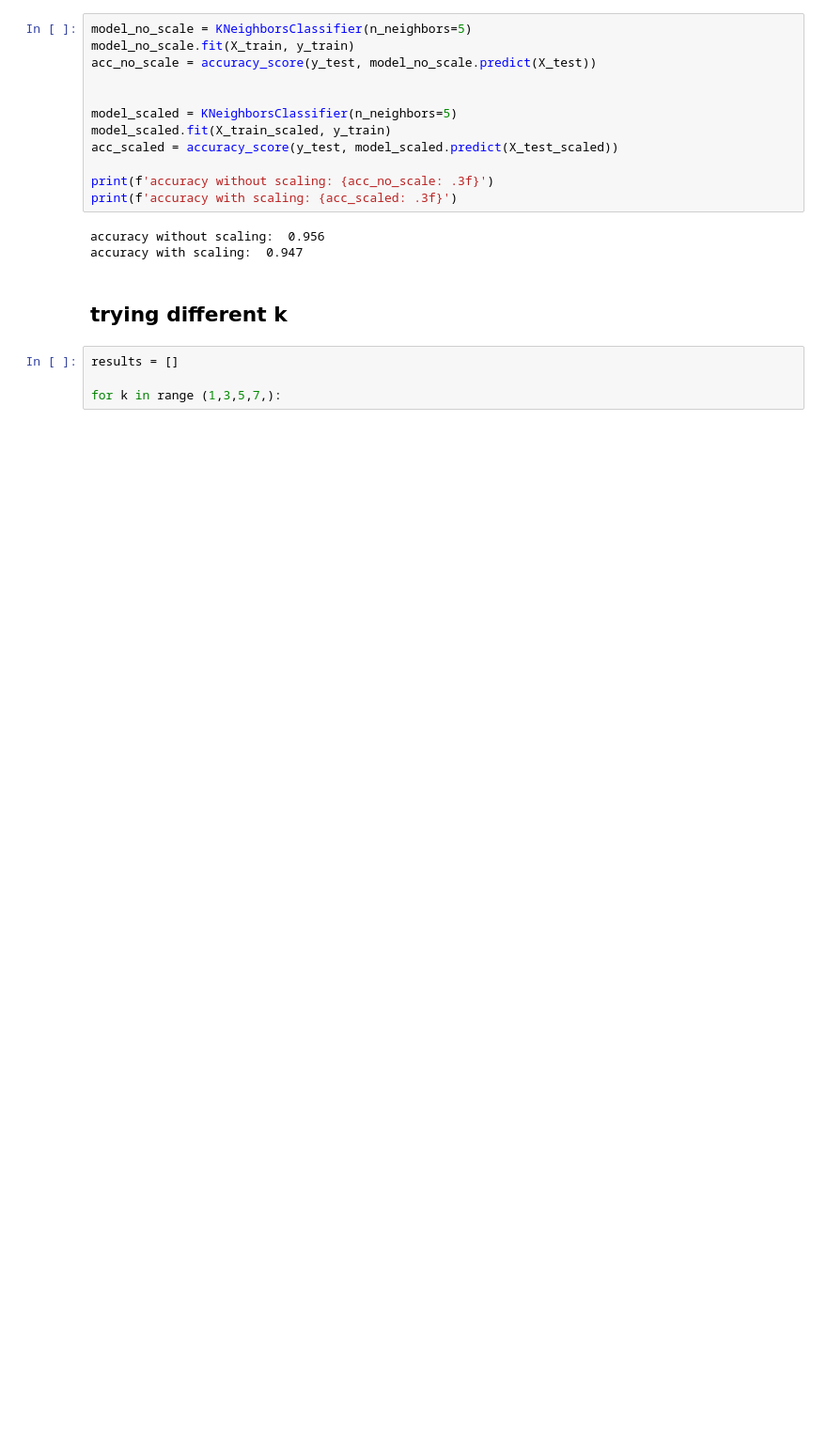
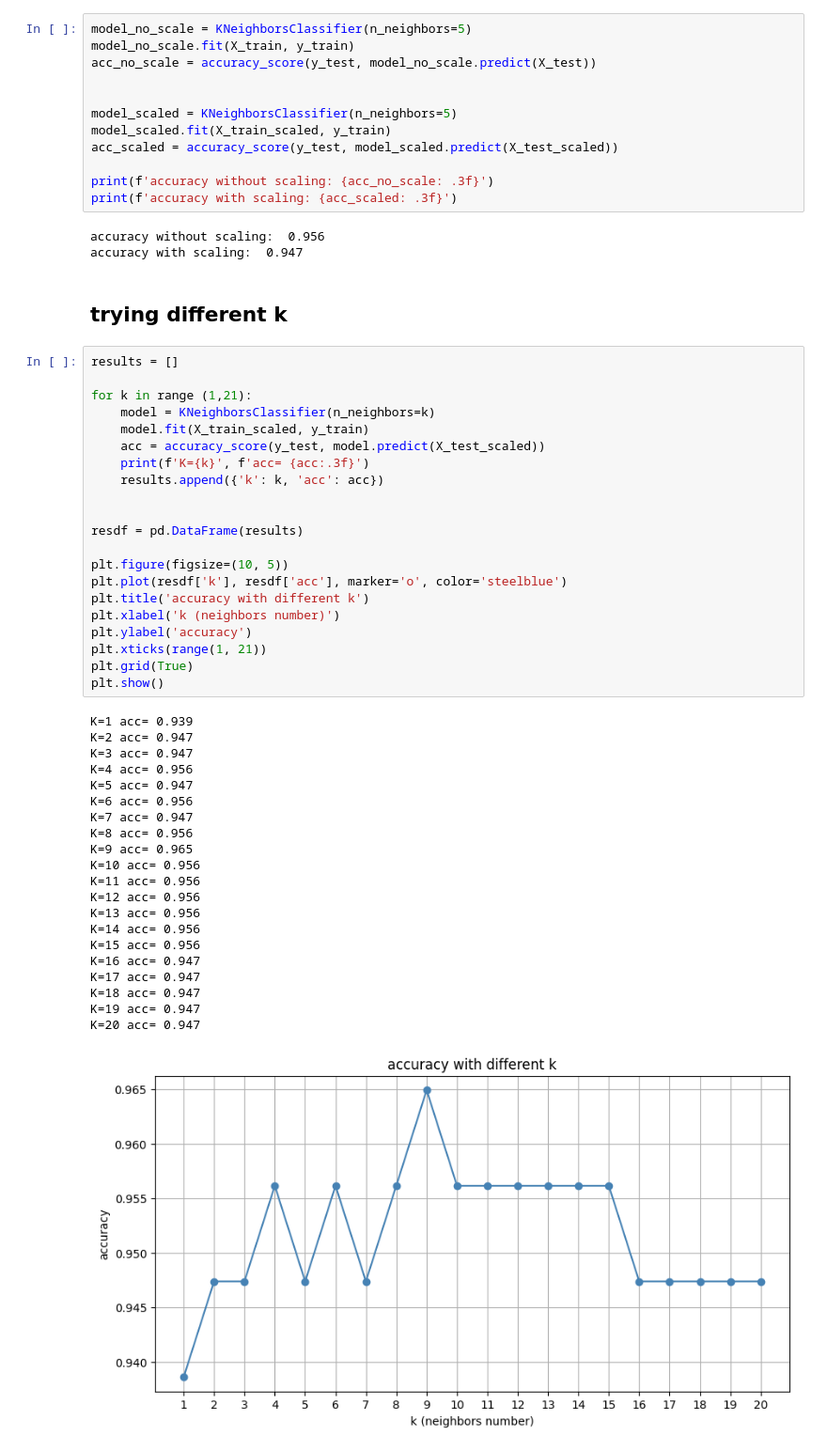
Before and after one commit to elinakozhevnik/mlfami, a Jupyter notebook: hw3.ipynb, the cells around one changed output. Shown at 94% size. Saved outputs shown, nothing was run; the diff lists cells and outputs as text; blank space fills up the shorter version.

```diff
--- a/hw3.ipynb
+++ b/hw3.ipynb
@@ -145,4 +147,43 @@ accuracy with scaling:  0.947
 # %%
 results = []
 
-for k in range (1,3,5,7,):
+for k in range (1,21):
+    model = KNeighborsClassifier(n_neighbors=k)
+    model.fit(X_train_scaled, y_train)
+    acc = accuracy_score(y_test, model.predict(X_test_scaled))
+    print(f'K={k}', f'acc= {acc:.3f}')
+    results.append({'k': k, 'acc': acc})
+
+
+resdf = pd.DataFrame(results)
+
+plt.figure(figsize=(10, 5))
+plt.plot(resdf['k'], resdf['acc'], marker='o', color='steelblue')
+plt.title('accuracy with different k')
+plt.xlabel('k (neighbors number)')
+plt.ylabel('accuracy')
+plt.xticks(range(1, 21))
+plt.grid(True)
+plt.show()
+# %% [output]
+K=1 acc= 0.939
+K=2 acc= 0.947
+K=3 acc= 0.947
+K=4 acc= 0.956
+K=5 acc= 0.947
+K=6 acc= 0.956
+K=7 acc= 0.947
+K=8 acc= 0.956
+K=9 acc= 0.965
+K=10 acc= 0.956
+K=11 acc= 0.956
+K=12 acc= 0.956
+K=13 acc= 0.956
+K=14 acc= 0.956
+K=15 acc= 0.956
+K=16 acc= 0.947
+K=17 acc= 0.947
+K=18 acc= 0.947
+K=19 acc= 0.947
+K=20 acc= 0.947
+[figure, added]
```
Also changed, not shown: parts of 11 cells of this notebook.
